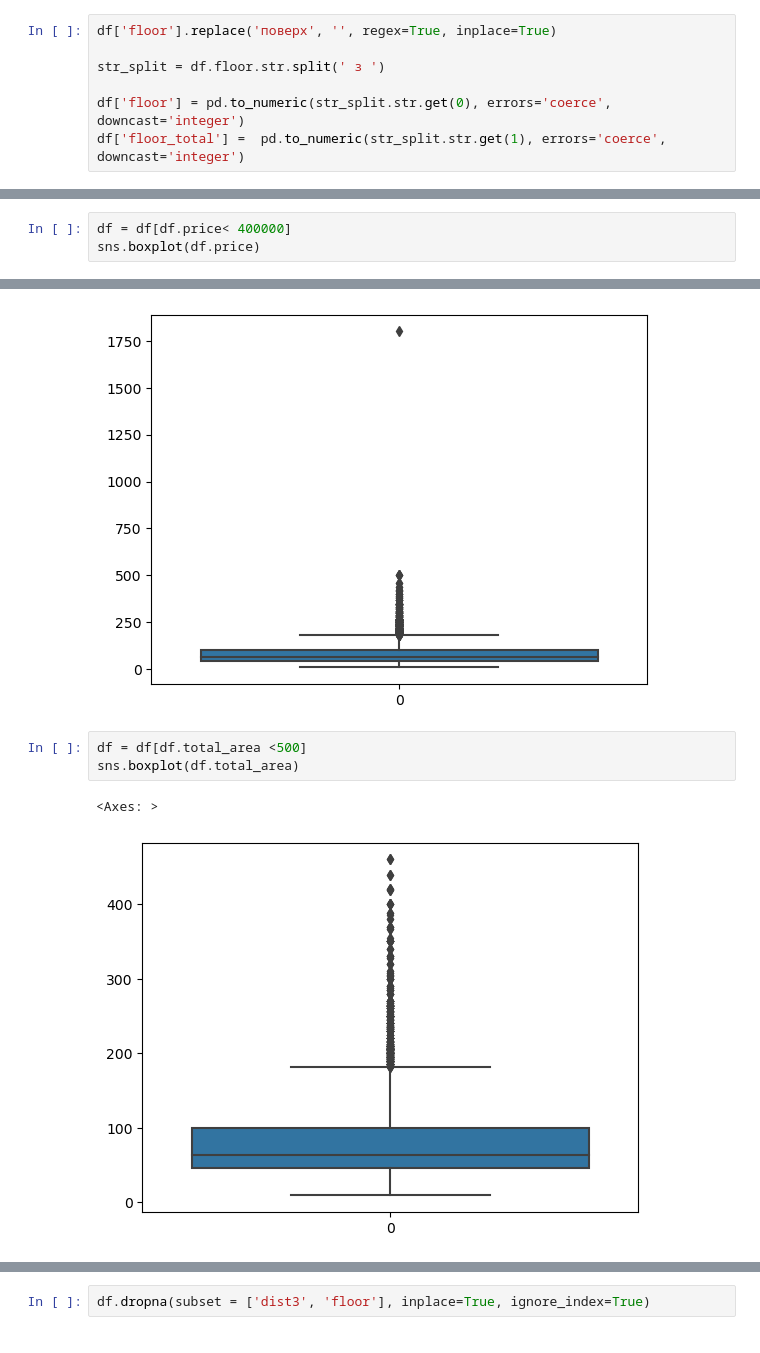
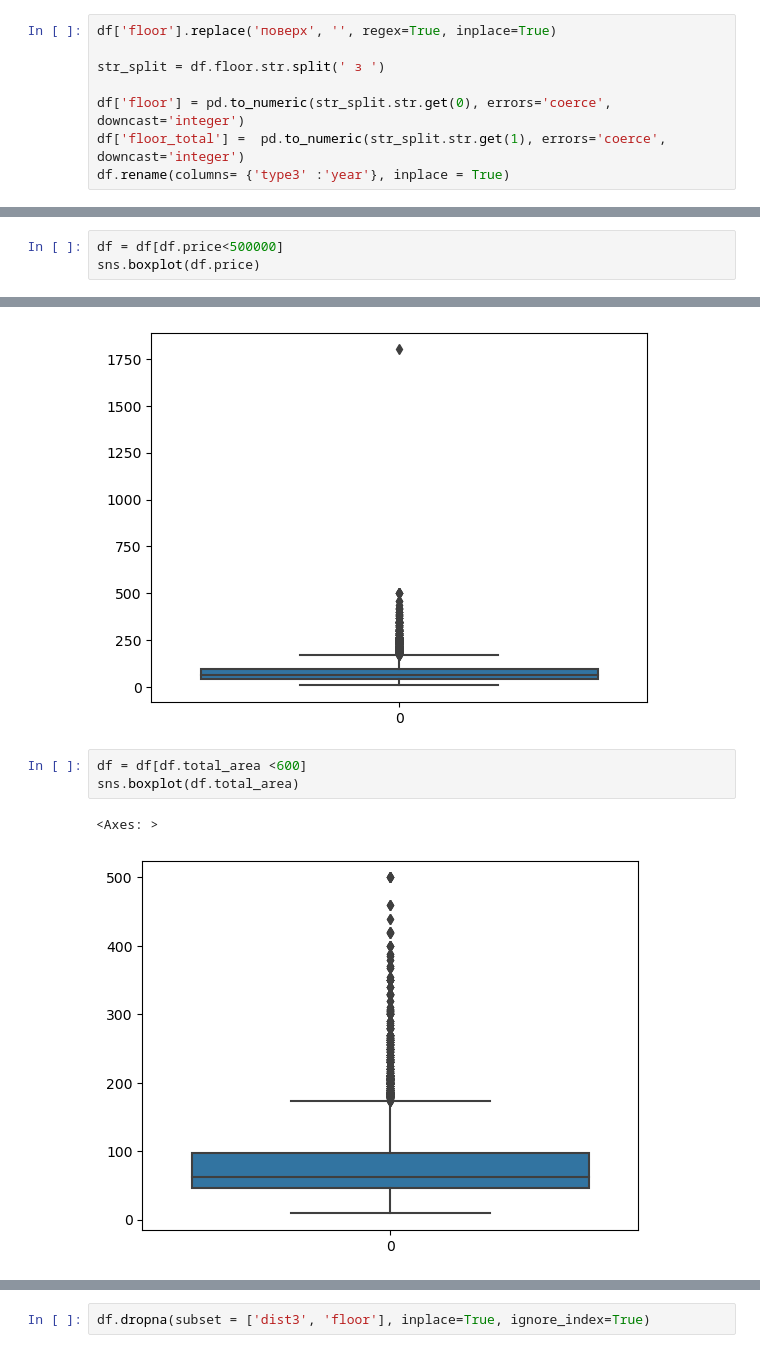
Before and after one commit to boiarchuk-m/Kyiv-flats-rent, a Jupyter notebook: notebook.ipynb, the cells around one changed output, grey strips where cells are left out. Cells and saved outputs as stored; diff of their text form.

```diff
--- a/notebook.ipynb
+++ b/notebook.ipynb
@@ -263,6 +163,7 @@ str_split = df.floor.str.split(' з ')
 
 df['floor'] = pd.to_numeric(str_split.str.get(0), errors='coerce', downcast='integer')
 df['floor_total'] =  pd.to_numeric(str_split.str.get(1), errors='coerce', downcast='integer')
+df.rename(columns= {'type3' :'year'}, inplace = True)
 # %%
 df.head()
 # %% [output]
@@ -296,7 +199,7 @@ sns.boxplot(df.price)
 <Axes: >
 [figure]
 # %%
-df = df[df.price< 400000]
+df = df[df.price<500000]
 sns.boxplot(df.price)
 # %% [output]
 <Axes: >
@@ -313,9 +216,9 @@ sns.boxplot(df.total_area)
 <Axes: >
 [figure]
 # %%
-df = df[df.total_area <500]
+df = df[df.total_area <600]
 sns.boxplot(df.total_area)
 # %% [output]
 <Axes: >
-[figure, old version]
+[figure, new version]
 # %%
```
Also changed, not shown: parts of 71 cells of this notebook, 1 other file.
